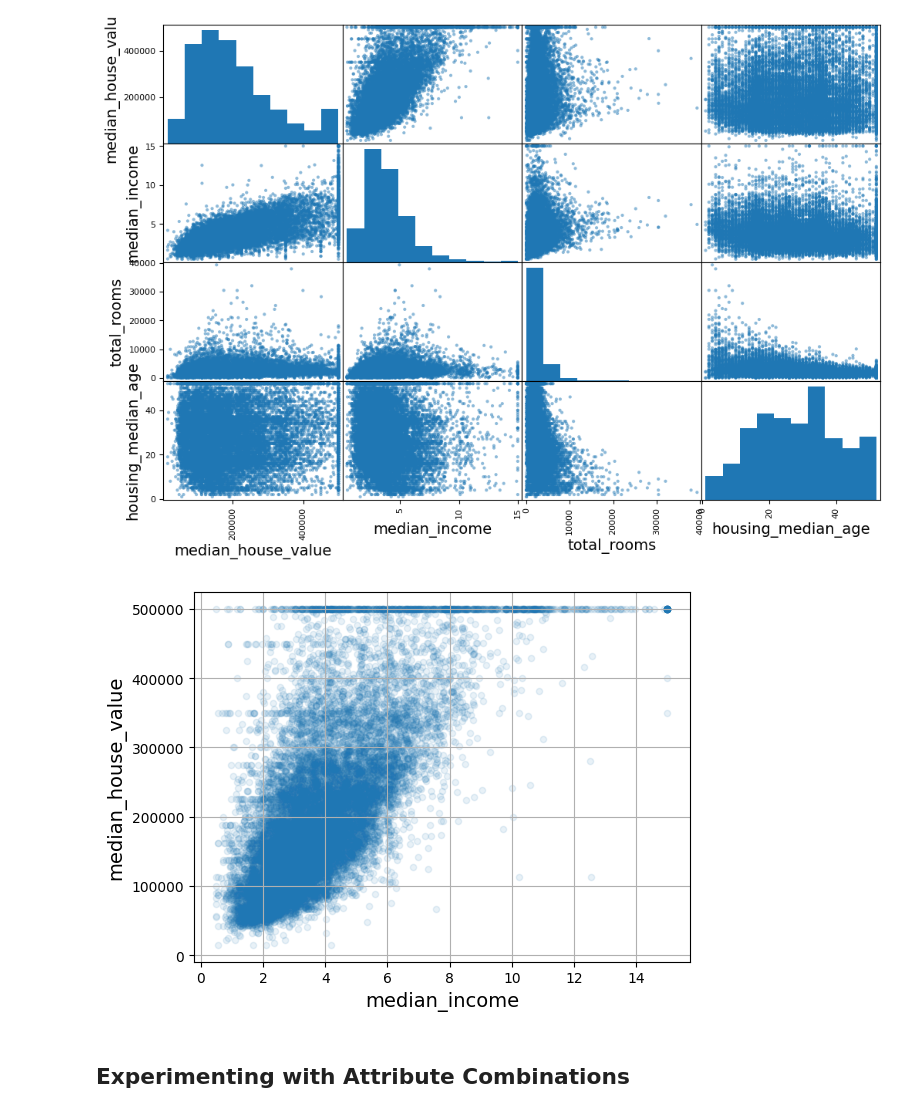
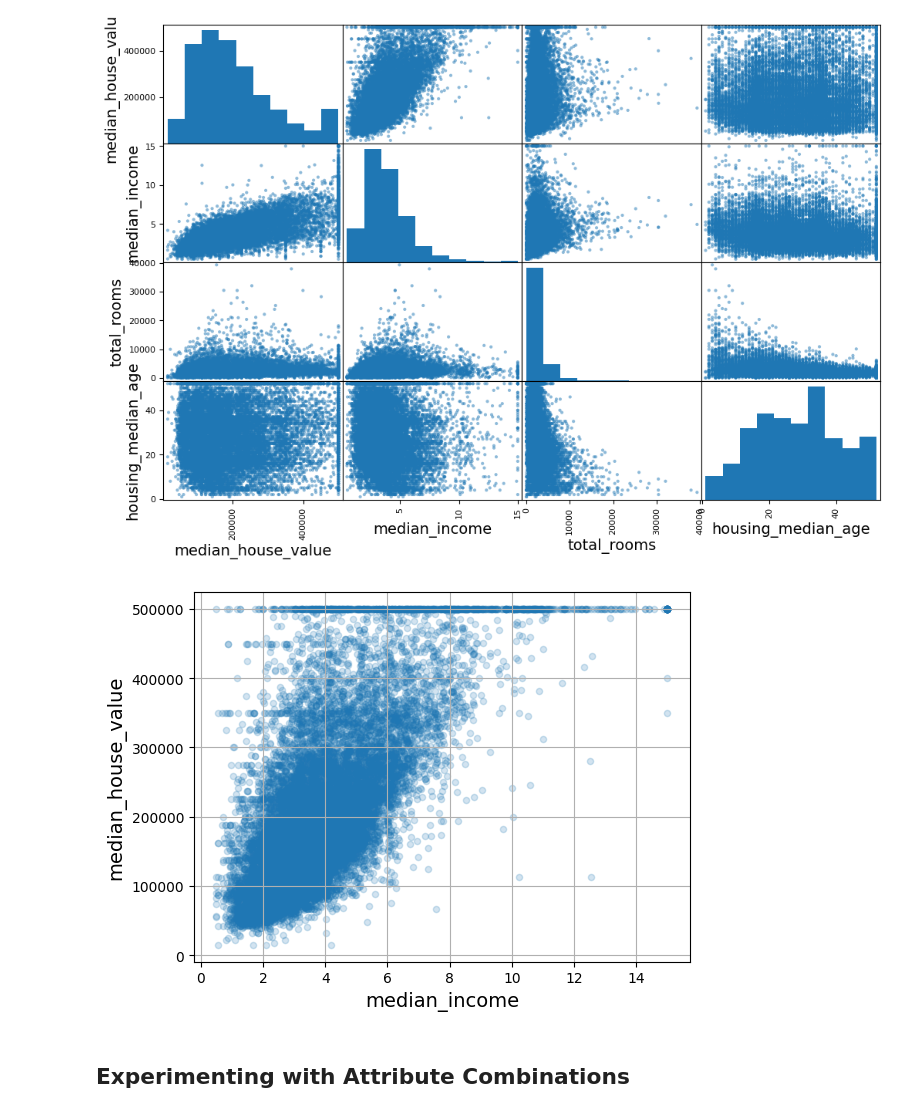
Before and after one commit to ciqle/Metis, a Jupyter notebook: 02_end_to_end_machine_learning_project.ipynb, the cells around one changed output. Cells and saved outputs as stored; diff of their text form; code cells hidden in the pictures.

```diff
--- a/02_end_to_end_machine_learning_project.ipynb
+++ b/02_end_to_end_machine_learning_project.ipynb
@@ -360,11 +362,11 @@ plt.show()
 [figure]
 # %%
 housing.plot(kind="scatter", x="median_income", y="median_house_value",
-             alpha=0.1, grid=True)
+             alpha=0.2, grid=True)
 
 plt.show()
 # %% [output]
-[figure, old version]
+[figure, new version]
 # %% [markdown]
 ## Experimenting with Attribute Combinations
 # %%
```
Also changed, not shown: parts of 4 cells of this notebook.
